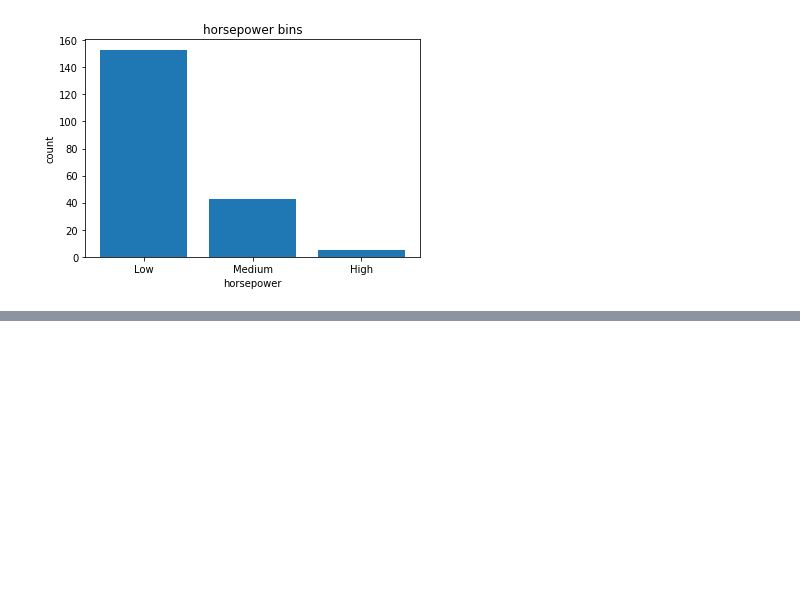
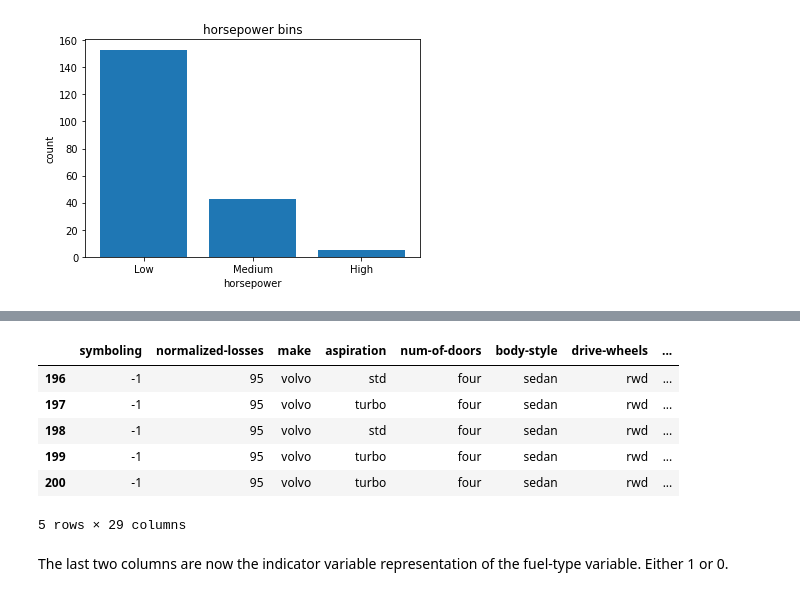
Before and after one commit to GuillaumeRouja/2019-Learning-Python-Data-Wrangling, a Jupyter notebook: data normalization.ipynb, the cells around one changed output, grey strips where cells are left out. Drawn from its saved outputs; the diff is of its cells as text; code cells hidden in the pictures; blank space fills up the shorter version.

Commit message:
completed indicator variable and finished data normalization notebook

```diff
--- a/data normalization.ipynb
+++ b/data normalization.ipynb
@@ -183,0 +190,10 @@ Text(0.5, 1.0, 'horsepower bins')
+# %%
+# Column "fuel-type" has two unique values, "gas" or "diesel". Regression doesn't understand words, only numbers. To use this attribute in regression analysis, we convert "fuel-type" into indicator variables.
+# We will use the panda's method 'get_dummies' to assign numerical values to different categories of fuel type.
+
+print (df.columns)
+
+dummy_variable_1 = pd.get_dummies(df["fuel-type"])
+
+print (dummy_variable_1.head())
+print (dummy_variable_1.tail())
@@ -183,0 +220,18 @@ Text(0.5, 1.0, 'horsepower bins')
+# %%
+# merge data frame "df" and "dummy_variable_1"
+df = pd.concat([df, dummy_variable_1], axis=1)
+
+# drop original column "fuel-type" from "df"
+df.drop("fuel-type", axis = 1, inplace=True)
+
+df.tail()
+# %% [output]
+|  | symboling | normalized-losses | make | aspiration | num-of-doors | body-style | drive-wheels | ... |
+| 196 | -1 | 95 | volvo | std | four | sedan | rwd | ... |
+| 197 | -1 | 95 | volvo | turbo | four | sedan | rwd | ... |
+| 198 | -1 | 95 | volvo | std | four | sedan | rwd | ... |
+| 199 | -1 | 95 | volvo | turbo | four | sedan | rwd | ... |
+| 200 | -1 | 95 | volvo | turbo | four | sedan | rwd | ... |
+5 rows × 29 columns
+# %% [markdown]
+The last two columns are now the indicator variable representation of the fuel-type variable. Either 1 or 0.
```
Also changed, not shown: parts of 3 cells of this notebook.
